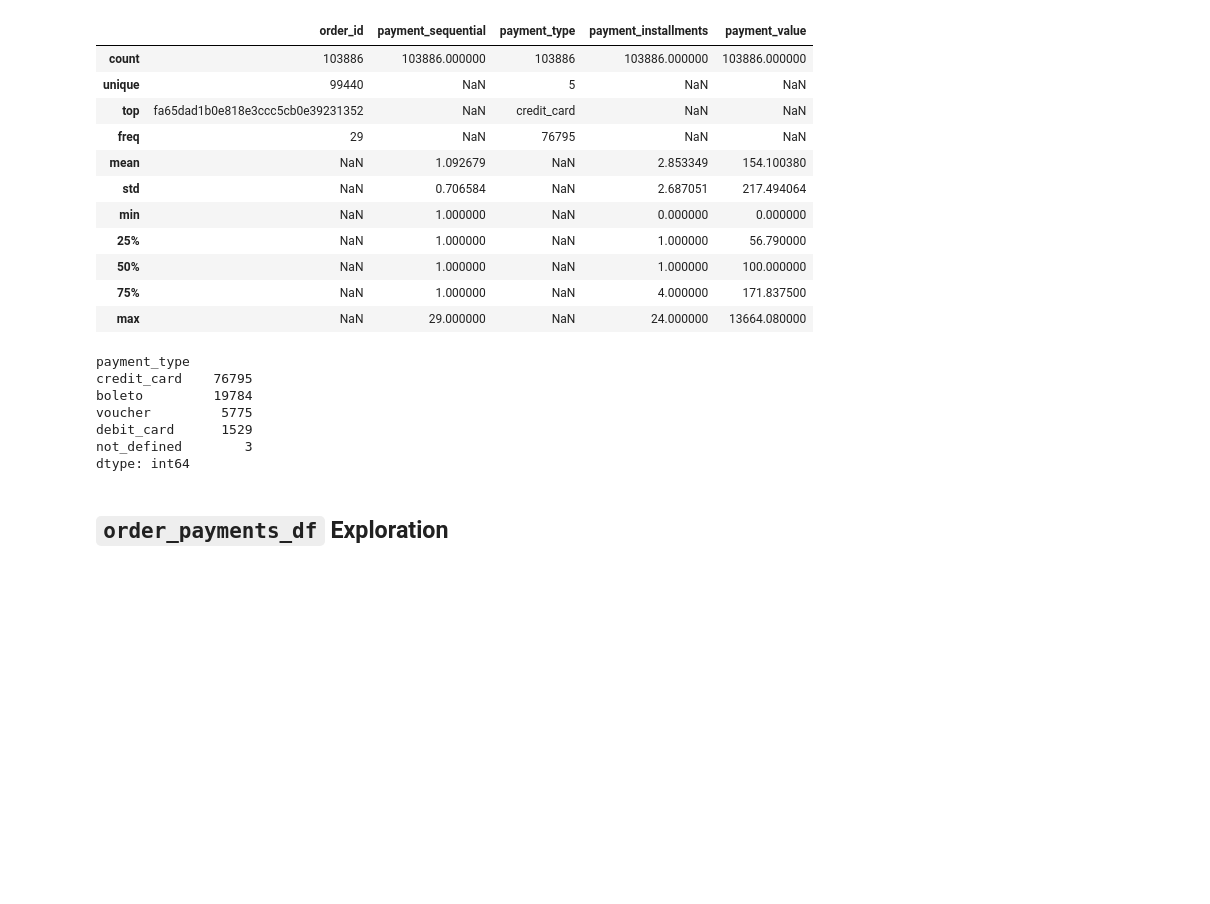
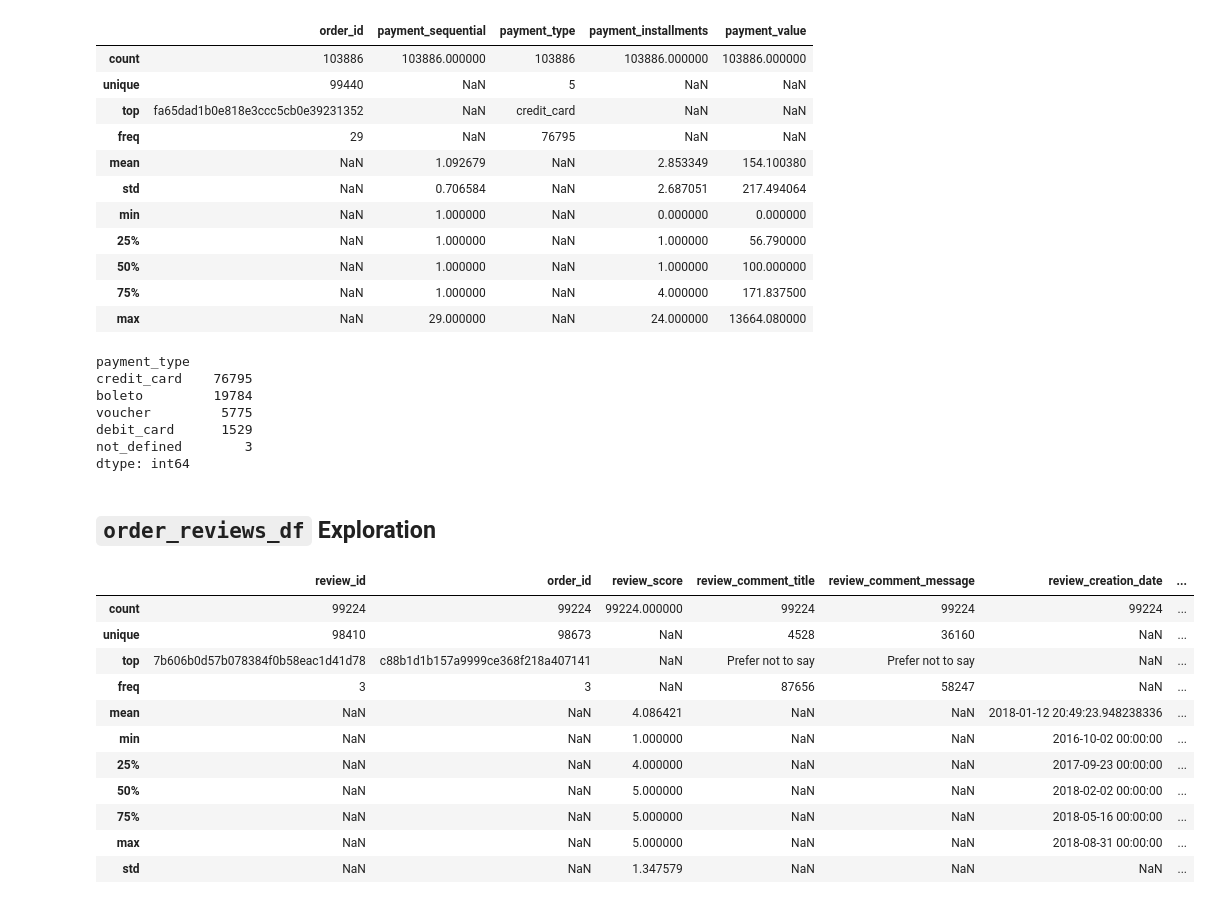
Before and after one commit to naufalmuafi/e-commerce_analysis_project, a Jupyter notebook: main.ipynb, the cells around one changed output. Saved outputs shown, nothing was run; the diff lists cells and outputs as text; code cells hidden in the pictures; blank space fills up the shorter version.

Commit message:
add: order_review_df exploration

```diff
--- a/main.ipynb
+++ b/main.ipynb
@@ -950,4 +950,19 @@ debit_card      1529
 not_defined        3
 dtype: int64
 # %% [markdown]
-## `order_payments_df` Exploration
+## `order_reviews_df` Exploration
+# %%
+order_reviews_df.describe(include="all")
+# %% [output]
+|  | review_id | order_id | review_score | review_comment_title | review_comment_message | review_creation_date | ... |
+| count | 99224 | 99224 | 99224.000000 | 99224 | 99224 | 99224 | ... |
+| unique | 98410 | 98673 | NaN | 4528 | 36160 | NaN | ... |
+| top | 7b606b0d57b078384f0b58eac1d41d78 | c88b1d1b157a9999ce368f218a407141 | NaN | Prefer not to say | Prefer not to say | NaN | ... |
+| freq | 3 | 3 | NaN | 87656 | 58247 | NaN | ... |
+| mean | NaN | NaN | 4.086421 | NaN | NaN | 2018-01-12 20:49:23.948238336 | ... |
+| min | NaN | NaN | 1.000000 | NaN | NaN | 2016-10-02 00:00:00 | ... |
+| 25% | NaN | NaN | 4.000000 | NaN | NaN | 2017-09-23 00:00:00 | ... |
+| 50% | NaN | NaN | 5.000000 | NaN | NaN | 2018-02-02 00:00:00 | ... |
+| 75% | NaN | NaN | 5.000000 | NaN | NaN | 2018-05-16 00:00:00 | ... |
+| max | NaN | NaN | 5.000000 | NaN | NaN | 2018-08-31 00:00:00 | ... |
+| std | NaN | NaN | 1.347579 | NaN | NaN | NaN | ... |
```
Also changed, not shown: parts of 3 cells of this notebook.
